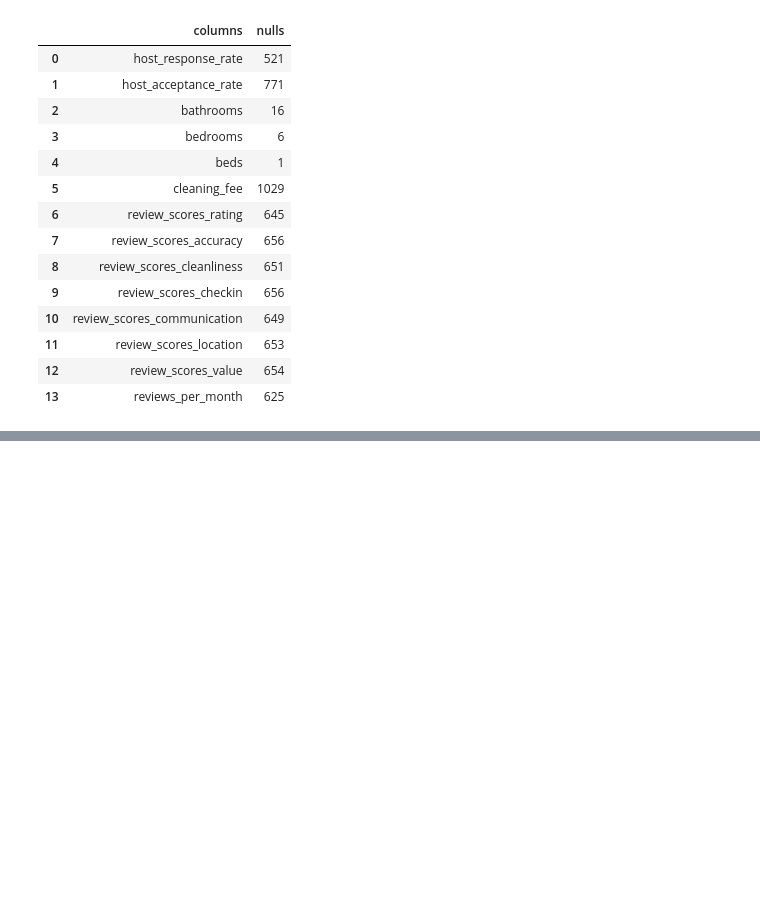
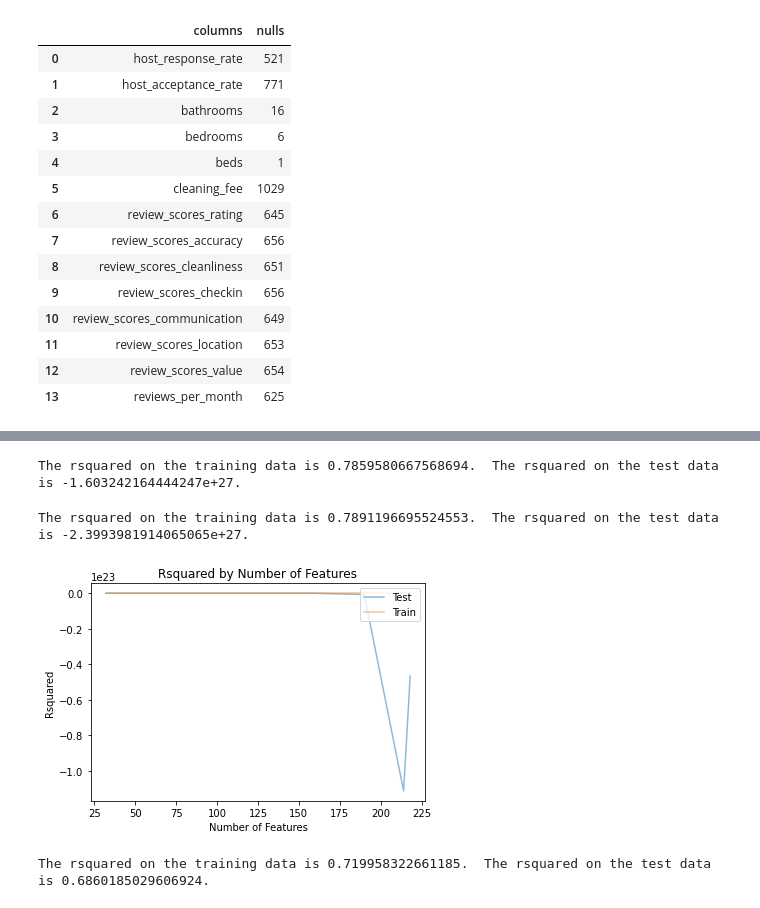
Before and after one commit to Zainy1453/Project-ND-1, a Jupyter notebook: Project-1_Price_Prediction.ipynb, the cells around one changed output, grey strips where cells are left out. Cells and saved outputs as stored; diff of their text form; code cells hidden in the pictures; blank space fills up the shorter version.

Commit message:
Ran my first ML model, with some tweaks r2 score was .68

```diff
--- a/Project-1_Price_Prediction.ipynb
+++ b/Project-1_Price_Prediction.ipynb
@@ -296,3 +201,0 @@ NameError: name 'train_test_split' is not defined
-# %%
-test_score, train_score, lm_model, X_train, X_test, y_train, y_test = clean_fit_linear_mod(s_price, 'price', dummy_na=False)
-print("The rsquared on the training data was {}.  The rsquared on the test data was {}.".format(train_score, test_score))
@@ -359,0 +294,33 @@ def find_optimal_lm_mod(X, y, cutoffs, test_size = .30, random_state=42, plot=Tr
+# %%
+def clean_fit_linear_mod(df, response, log_response, test_size=.3, rand_state=42):
+
+    #Split into explanatory and response variables
+    X = df.select_dtypes(include= ['int64', 'float'])
+    X = df.drop([response, log_response,'id'], axis=1)
+    y = df[log_response]
+
+    #Split into train and test
+    X_train, X_test, y_train, y_test = train_test_split(X, y, test_size=test_size, random_state=rand_state)
+
+    lm_model = LinearRegression(normalize=True) # Instantiate
+    lm_model.fit(X_train, y_train) #Fit
+
+    #Predict using your model
+    y_test_preds = lm_model.predict(X_test)
+    y_train_preds = lm_model.predict(X_train)
+
+    #Score using your model
+    test_score = r2_score(y_test, y_test_preds)
+    train_score = r2_score(y_train, y_train_preds)
+
+    return X,y,test_score, train_score, lm_model, X_train, X_test, y_train, y_test
+# %%
+X1,y1,test_score, train_score, lm_model, X_train, X_test, y_train, y_test = clean_fit_linear_mod(b_price,'price', 'log_price')
+print("The rsquared on the training data is {}.  The rsquared on the test data is {}.".format(train_score, test_score))
+# %% [output]
+The rsquared on the training data is 0.7859580667568694.  The rsquared on the test data is -1.603242164444247e+27.
+# %%
+X2,y2, test_score, train_score, lm_model, X_train, X_test, y_train, y_test = clean_fit_linear_mod(s_price, 'price', 'log_price')
+print("The rsquared on the training data is {}.  The rsquared on the test data is {}.".format(train_score, test_score))
+# %% [output]
+The rsquared on the training data is 0.7891196695524553.  The rsquared on the test data is -2.3993981914065065e+27.
@@ -359,0 +388,8 @@ def find_optimal_lm_mod(X, y, cutoffs, test_size = .30, random_state=42, plot=Tr
+# %%
+#cutoffs here pertains to the number of missing values allowed in the used columns.
+#Therefore, lower values for the cutoff provides more predictors in the model.
+cutoffs = [5000, 3500, 2500, 1000, 100, 50, 30, 25]
+
+X, r2_scores_test, r2_scores_train, lm_model, X_train, X_test, y_train, y_test = find_optimal_lm_mod(X1, y1, cutoffs)
+# %% [output]
+[figure, added]
@@ -359,0 +417,5 @@ def find_optimal_lm_mod(X, y, cutoffs, test_size = .30, random_state=42, plot=Tr
+# %%
+test_score, train_score, lm_model, X_train, X_test, y_train, y_test = clean_fit_linear_mod(b_price, X,'price', 'log_price')
+print("The rsquared on the training data is {}.  The rsquared on the test data is {}.".format(train_score, test_score))
+# %% [output]
+The rsquared on the training data is 0.719958322661185.  The rsquared on the test data is 0.6860185029606924.
```
Also changed, not shown: parts of 25 cells of this notebook.
